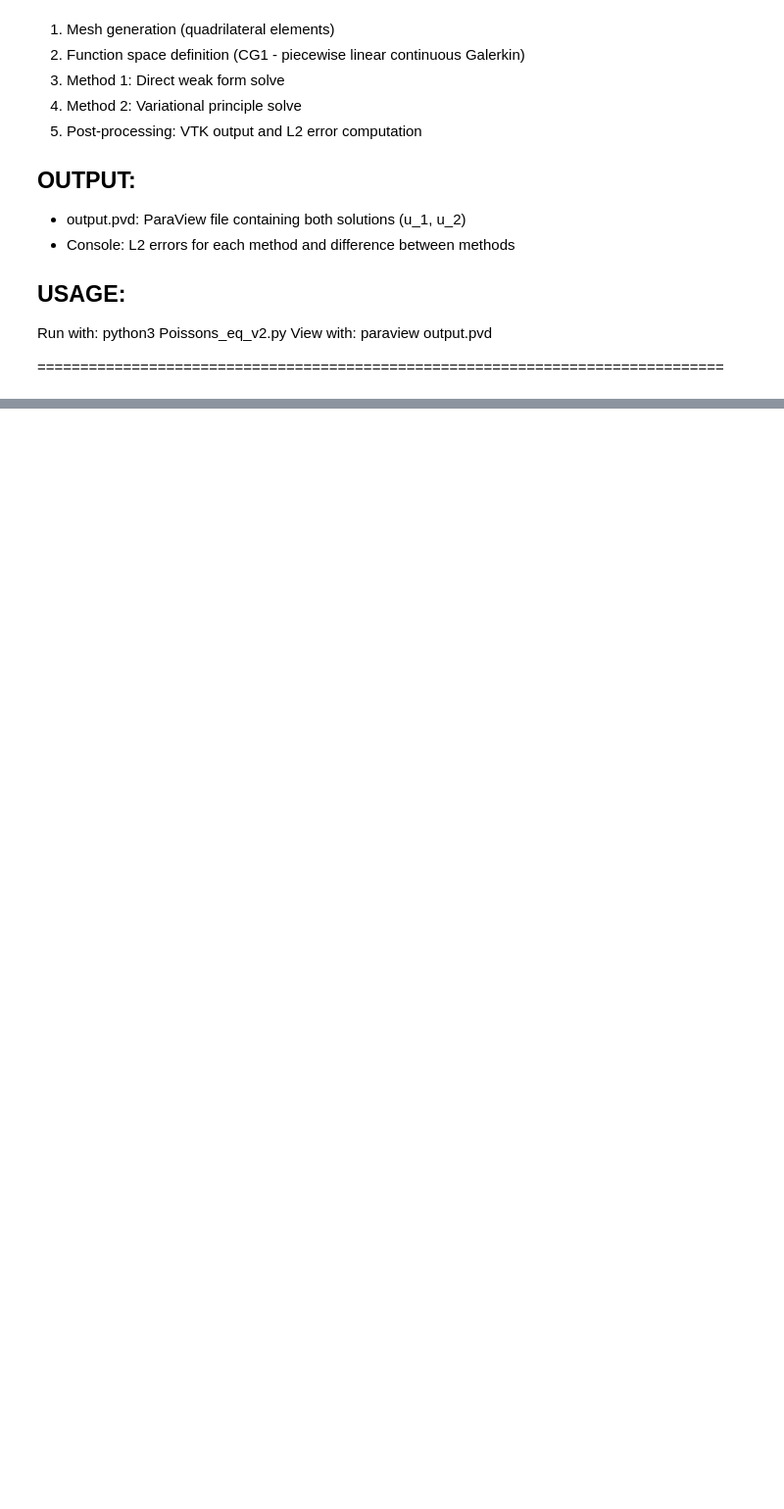
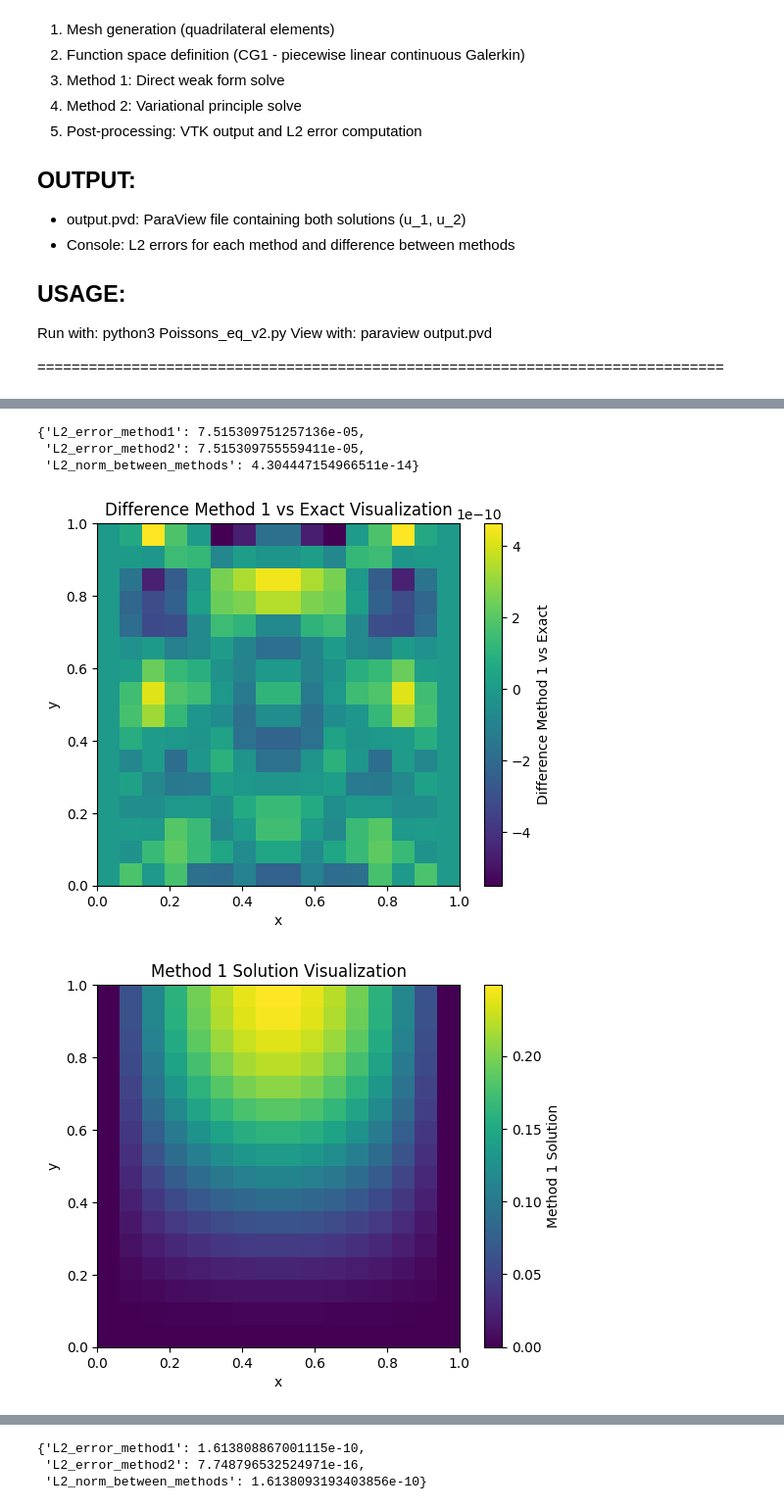
Before and after one commit to obokhove/FDnumerics2526, a Jupyter notebook: Alex_Carey/Exercise 3/poisson.ipynb, the cells around one changed output, grey strips where cells are left out. Shown at 98% size. Saved outputs shown, nothing was run; the diff lists cells and outputs as text; code cells hidden in the pictures; blank space fills up the shorter version.

```diff
--- a/Alex_Carey/Exercise 3/poisson.ipynb
+++ b/Alex_Carey/Exercise 3/poisson.ipynb
@@ -153,11 +163,12 @@ outfile.write(u_1, u_2)
 
 # Compute L2 errors by comparing with the exact solution
 # Exact solution: u_exact(x,y) = sin(πx) cos(πy)
-f.interpolate(sin(pi*x)*cos(pi*y))  # Reuse f to store the exact solution
+# Define new function to hold exact solution
+exact = Function(V).interpolate(sin(pi*x)*cos(pi*y))
 
 # L2 error for Method 1: ||u_1 - u_exact||_L2
 # L2 norm is: ||w||_L2 = sqrt(∫ w² dx)
-L2_1 = sqrt(assemble(dot(u_1 - f, u_1 - f) * dx))
+L2_1 = sqrt(assemble(dot(u_1 - exact, u_1 - exact) * dx))
 
 # L2 error for Method 2: ||u_2 - u_exact||_L2
 L2_2 = sqrt(assemble(dot(u_2 - f, u_2 - f) * dx))
@@ -176,0 +298,14 @@ print(f'L2 norm between the two results: {L2}')
+# %%
+# Matrix print just the method 1 errors for each (dx, p)
+matrix = [[] for p in ps]
+index = -1
+for p in ps:
+    index += 1
+    print(f'Polynomial degree p={p}:')
+    for delta_x in dxs:
+        err = results[(delta_x, p)]['L2_error_method1']
+        print(f'  dx={delta_x:.5f}, L2 error (Method 1)={err:.5e}')
+        matrix[index].append(err)
+
+for line in matrix:
+    print('  '.join(f'{val:.5e}' for val in line))
@@ -176,0 +346,19 @@ print(f'L2 norm between the two results: {L2}')
+# %%
+exact = Function(V).interpolate(sin(pi*x) * y**2 * (2*y -3))
+f = Function(V).interpolate(-(-pi**2 * y**2 * (2*y -3) + 6*(2*y - 1) * sin(pi*x)))
+
+# Weak form
+u_secondary_1 = Function(V, name='u_secondary_1')
+a = (inner(grad(u), grad(v)))*dx
+L = (f*v)*dx
+solve(a == L, u_secondary_1, solver_parameters={'ksp_type': 'cg', 'pc_type': 'none'}, bcs=[bc_x0, bc_x1])
+
+# Variational
+u_secondary_2 = Function(V, name='u_secondary_2')
+Ju = (0.5*inner(grad(u_secondary_2), grad(u_secondary_2)) - u_secondary_2*f)*dx
+F = derivative(Ju, u_secondary_2, du=v)
+solve(F == 0, u_secondary_2, bcs=[bc_x0, bc_x1])
+
+L2_secondary_1 = sqrt(assemble(dot(u_secondary_1 - exact, u_secondary_1 - exact) * dx))
+L2_secondary_2 = sqrt(assemble(dot(u_secondary_2 - exact, u_secondary_2 - exact) * dx))
+print(f'Secondary Test L2 Errors: Method 1 = {L2_secondary_1}, Method 2 = {L2_secondary_2}')
@@ -176,0 +454,6 @@ print(f'L2 norm between the two results: {L2}')
+# %%
+results
+# %% [output]
+{'L2_error_method1': 7.515309751257136e-05,
+ 'L2_error_method2': 7.515309755559411e-05,
+ 'L2_norm_between_methods': 4.304447154966511e-14}
@@ -176,0 +467,8 @@ print(f'L2 norm between the two results: {L2}')
+# %%
+exact = Function(V).interpolate(x * (x-1) * y**2 * (2*y -3))
+f = Function(V).interpolate(-1 * (2*(2*y**3 - 3*y**2) + 6*(2*y-1) *(x*(x-1))))
+results = solver_poisson_additional(1/8, 2, f, exact)
+results
+# %% [output]
+[figure, added]
+[figure, added]
@@ -176,0 +476,3 @@ print(f'L2 norm between the two results: {L2}')
+{'L2_error_method1': 1.613808867001115e-10,
+ 'L2_error_method2': 7.748796532524971e-16,
+ 'L2_norm_between_methods': 1.6138093193403856e-10}
```
Also changed, not shown: parts of 15 cells of this notebook, 15 other files.
